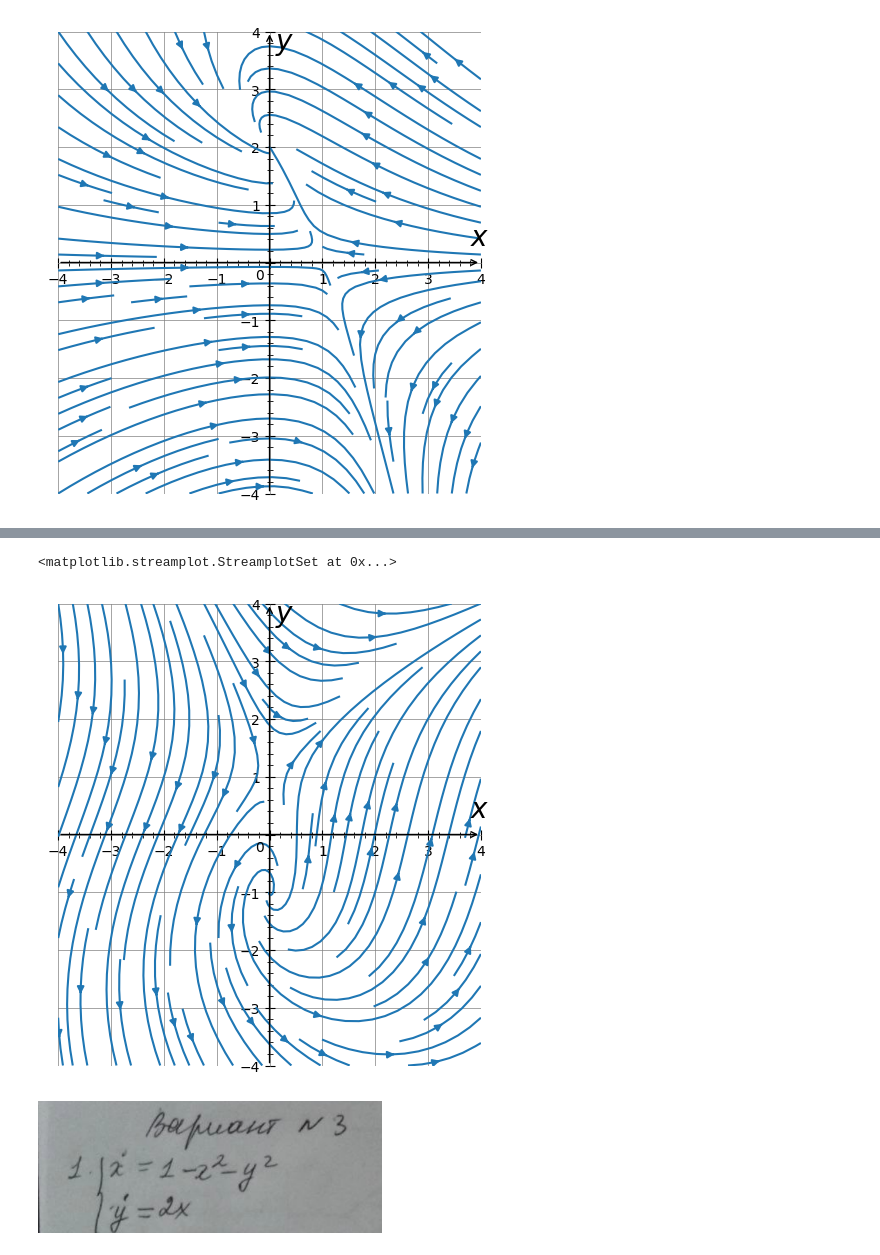
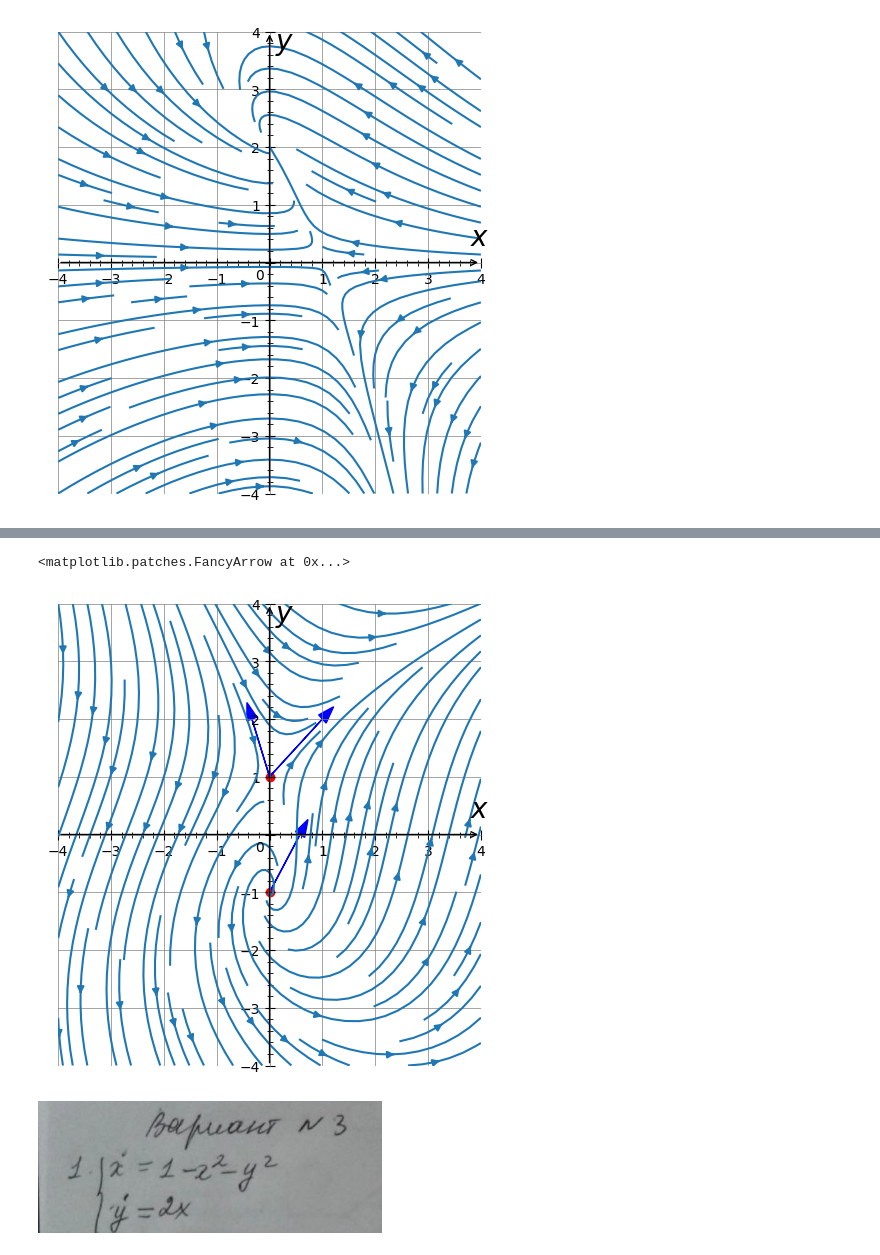
Before and after one commit to setusq/math_d6, a Jupyter notebook: дифф/diff.ipynb, the cells around one changed output, grey strips where cells are left out. Saved outputs shown, nothing was run; the diff lists cells and outputs as text; code cells hidden in the pictures.

```diff
--- a/дифф/diff.ipynb
+++ b/дифф/diff.ipynb
@@ -462,14 +464,25 @@ plt.streamplot(x, y, Y, -2*X**3)
 # %%
+
 plt.figure(figsize=(12, 6))
 
 x = np.linspace(-4, 4)
 y = np.linspace(-4, 4)
 X, Y = np.meshgrid(x, y)
 plt.subplot(121)
 axes4x4(labels=('x', 'y'))
 plt.streamplot(x, y, 2*X+Y**2-1, 6*X-Y**2+1)
+plt.scatter([0], [1], color='red', marker='o')
+plt.scatter([0], [-1], color='red', marker='o')
+x_start, y_start = 0, -1
+dx, dy = np.sqrt(3)/3, 1
+plt.arrow(x_start, y_start, dx, dy, head_width=0.2, head_length=0.3, fc='blue', ec='blue')
+x_start, y_start = 0, 1
+dx, dy = 1, 1
+plt.arrow(x_start, y_start, dx, dy, head_width=0.2, head_length=0.3, fc='blue', ec='blue')
+dx, dy = -1/3, 1
+plt.arrow(x_start, y_start, dx, dy, head_width=0.2, head_length=0.3, fc='blue', ec='blue')
 # %% [output]
-<matplotlib.streamplot.StreamplotSet at 0x...>
+<matplotlib.patches.FancyArrow at 0x...>
-[figure, old version]
+[figure, new version]
 # %% [markdown]
 ![image.png](attachment:image.png)
```
Also changed, not shown: parts of 6 cells of this notebook.
